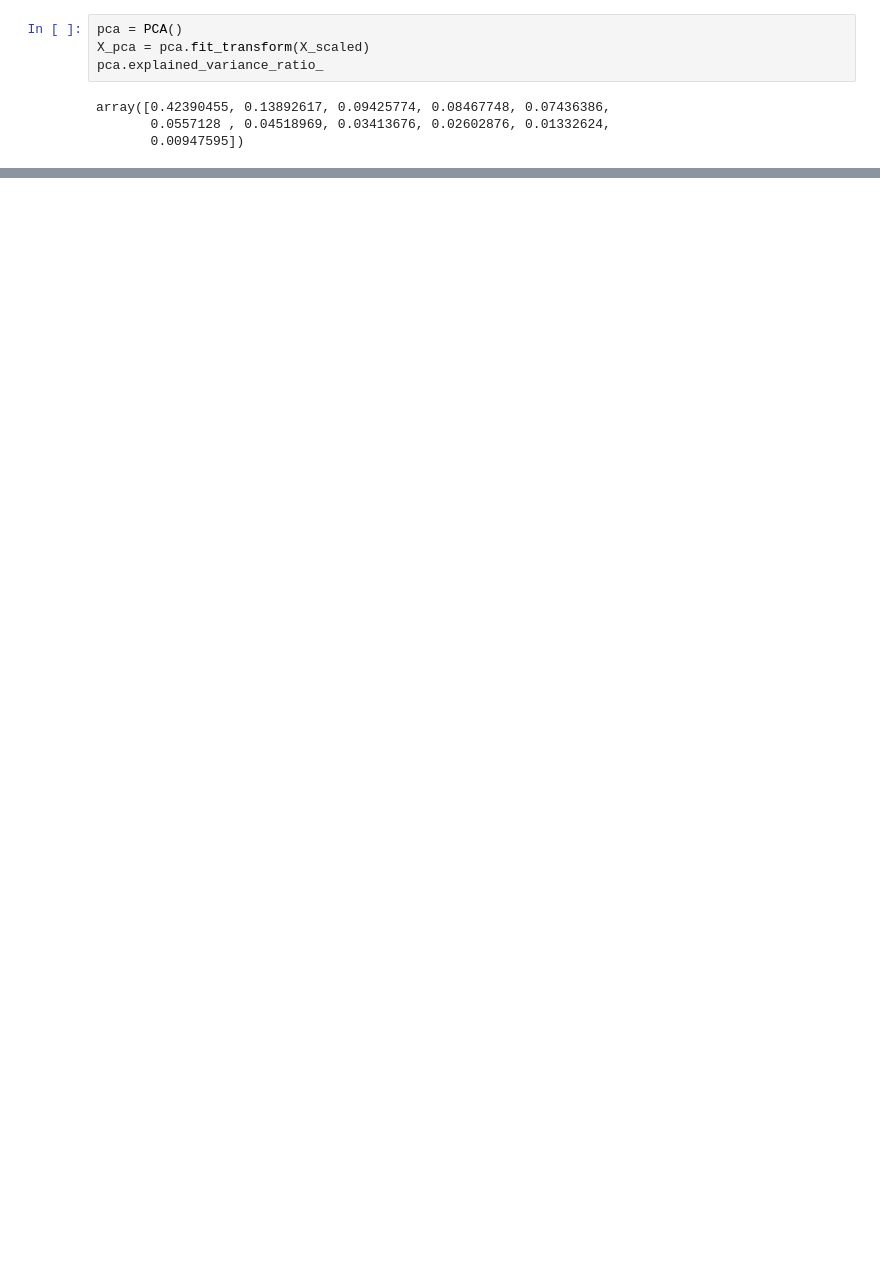
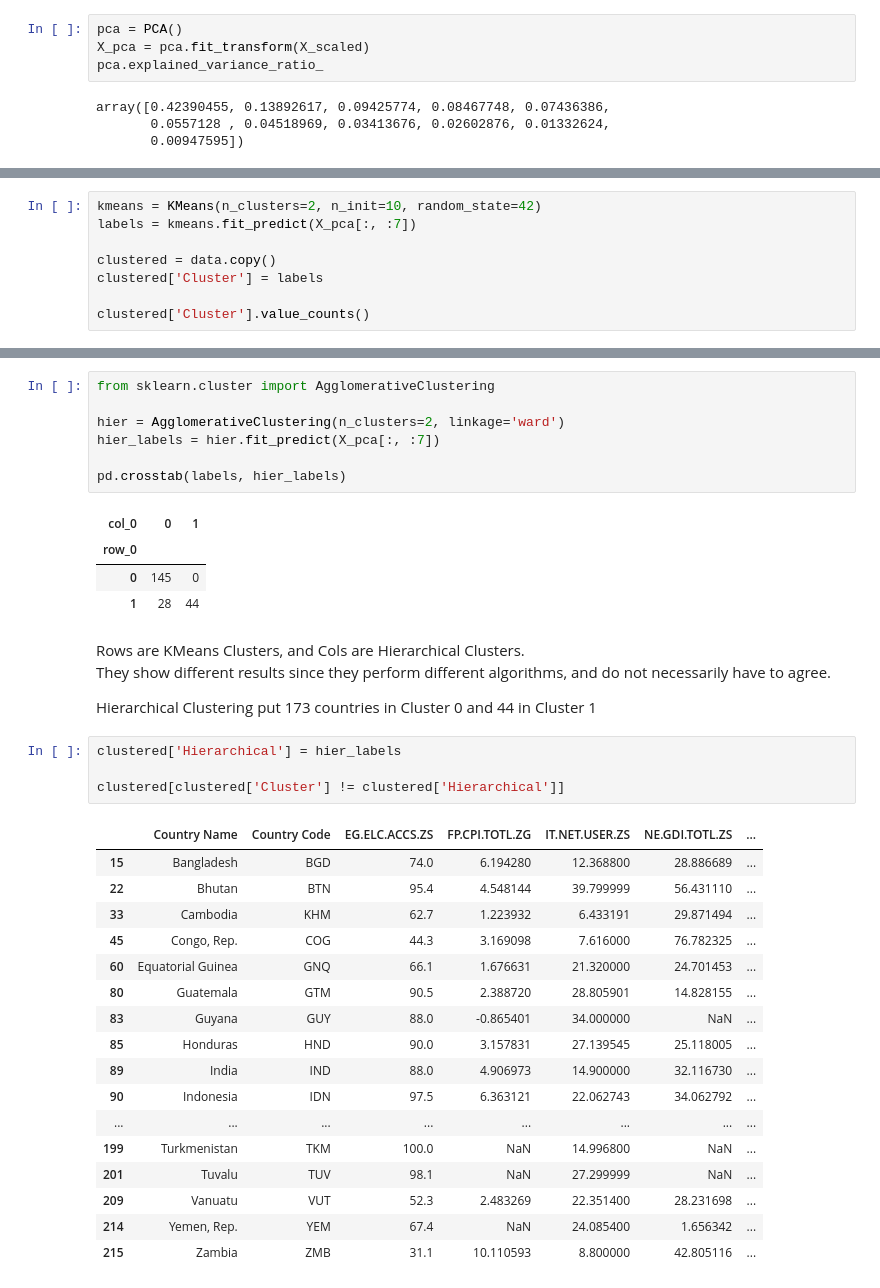
Before and after one commit to Kav1905/DS203_NationClustering, a Jupyter notebook: Socioeconomic_Clustering.ipynb, the cells around one changed output, grey strips where cells are left out. Saved outputs shown, nothing was run; the diff lists cells and outputs as text; blank space fills up the shorter version.

```diff
--- a/Socioeconomic_Clustering.ipynb
+++ b/Socioeconomic_Clustering.ipynb
@@ -348,0 +407,8 @@ array([0.42390455, 0.13892617, 0.09425774, 0.08467748, 0.07436386,
+# %%
+kmeans = KMeans(n_clusters=2, n_init=10, random_state=42)
+labels = kmeans.fit_predict(X_pca[:, :7])
+
+clustered = data.copy()
+clustered['Cluster'] = labels
+
+clustered['Cluster'].value_counts()
@@ -348,0 +471,39 @@ array([0.42390455, 0.13892617, 0.09425774, 0.08467748, 0.07436386,
+# %%
+from sklearn.cluster import AgglomerativeClustering
+
+hier = AgglomerativeClustering(n_clusters=2, linkage='ward')
+hier_labels = hier.fit_predict(X_pca[:, :7])
+
+pd.crosstab(labels, hier_labels)
+# %% [output]
+| col_0 | 0 | 1 |
+| row_0 |  |  |
+| 0 | 145 | 0 |
+| 1 | 28 | 44 |
+# %% [markdown]
+Rows are KMeans Clusters, and Cols are Hierarchical Clusters.\
+They show different results since they perform different algorithms, and do not necessarily have to agree.
+
+Hierarchical Clustering put 173 countries in Cluster 0 and 44 in Cluster 1
+# %%
+clustered['Hierarchical'] = hier_labels
+
+clustered[clustered['Cluster'] != clustered['Hierarchical']]
+# %% [output]
+|  | Country Name | Country Code | EG.ELC.ACCS.ZS | FP.CPI.TOTL.ZG | IT.NET.USER.ZS | NE.GDI.TOTL.ZS | ... |
+| 15 | Bangladesh | BGD | 74.0 | 6.194280 | 12.368800 | 28.886689 | ... |
+| 22 | Bhutan | BTN | 95.4 | 4.548144 | 39.799999 | 56.431110 | ... |
+| 33 | Cambodia | KHM | 62.7 | 1.223932 | 6.433191 | 29.871494 | ... |
+| 45 | Congo, Rep. | COG | 44.3 | 3.169098 | 7.616000 | 76.782325 | ... |
+| 60 | Equatorial Guinea | GNQ | 66.1 | 1.676631 | 21.320000 | 24.701453 | ... |
+| 80 | Guatemala | GTM | 90.5 | 2.388720 | 28.805901 | 14.828155 | ... |
+| 83 | Guyana | GUY | 88.0 | -0.865401 | 34.000000 | NaN | ... |
+| 85 | Honduras | HND | 90.0 | 3.157831 | 27.139545 | 25.118005 | ... |
+| 89 | India | IND | 88.0 | 4.906973 | 14.900000 | 32.116730 | ... |
+| 90 | Indonesia | IDN | 97.5 | 6.363121 | 22.062743 | 34.062792 | ... |
+| ... | ... | ... | ... | ... | ... | ... | ... |
+| 199 | Turkmenistan | TKM | 100.0 | NaN | 14.996800 | NaN | ... |
+| 201 | Tuvalu | TUV | 98.1 | NaN | 27.299999 | NaN | ... |
+| 209 | Vanuatu | VUT | 52.3 | 2.483269 | 22.351400 | 28.231698 | ... |
+| 214 | Yemen, Rep. | YEM | 67.4 | NaN | 24.085400 | 1.656342 | ... |
+| 215 | Zambia | ZMB | 31.1 | 10.110593 | 8.800000 | 42.805116 | ... |
```
Also changed, not shown: parts of 22 cells of this notebook, 1 other file.
